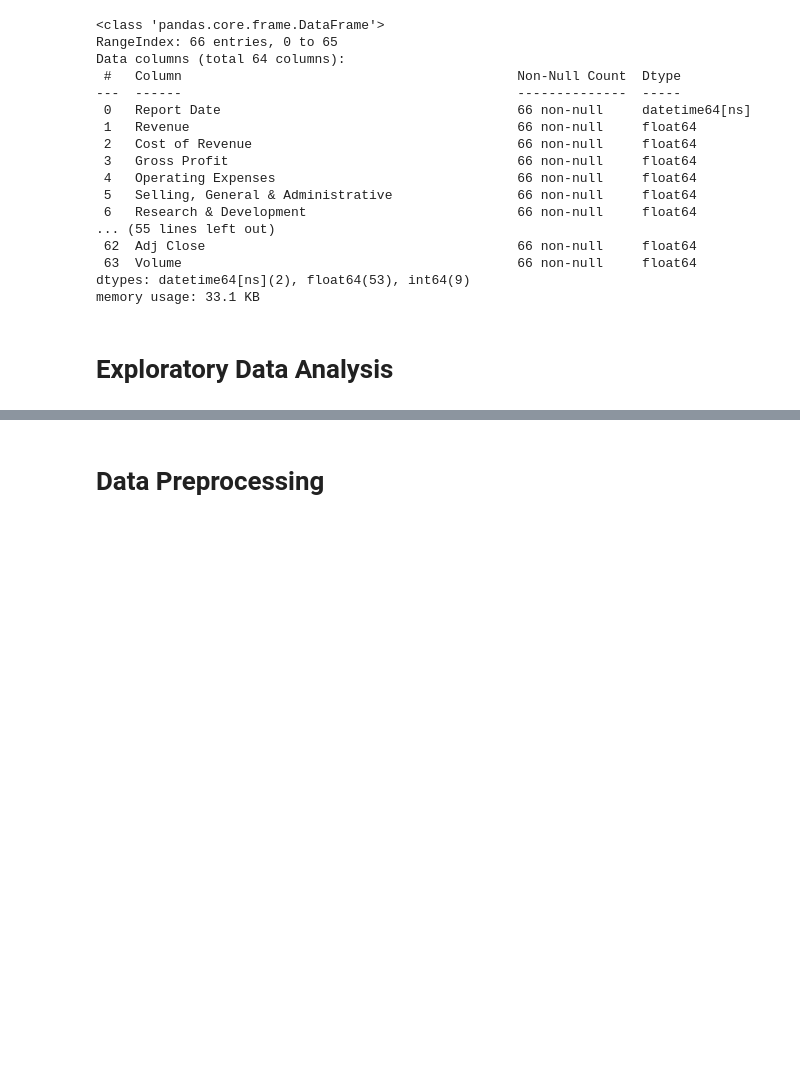
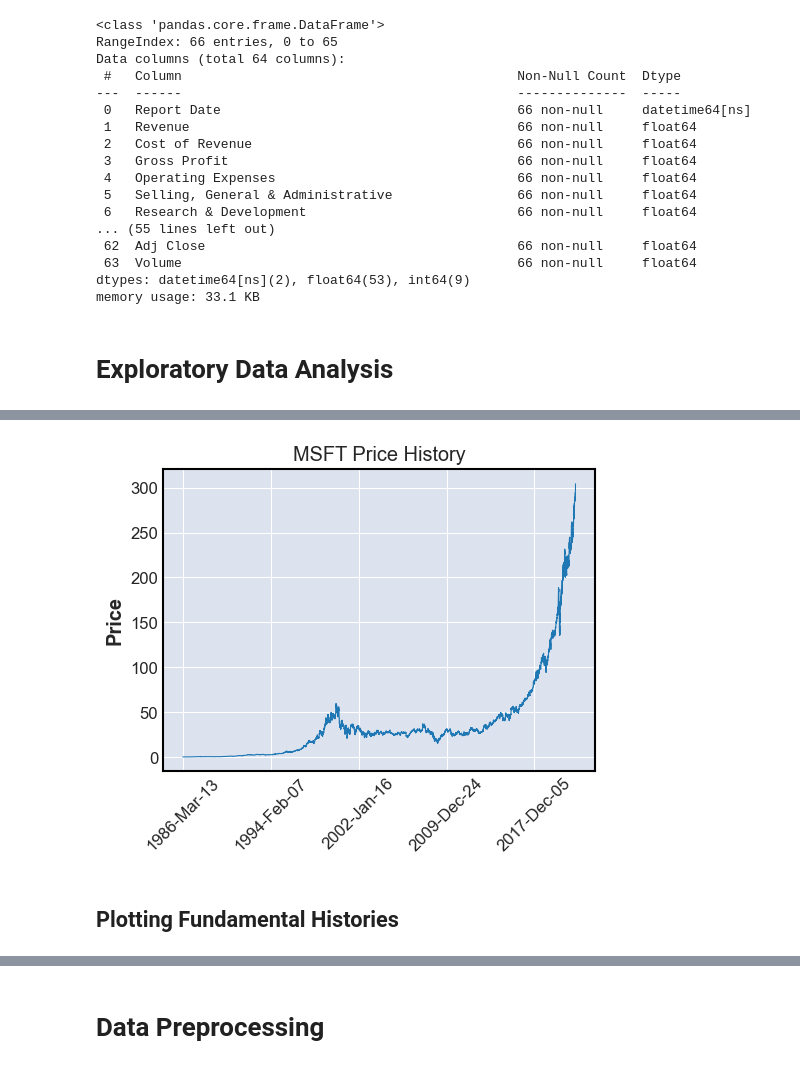
Before and after one commit to tjkyner/stock-kpis, a Jupyter notebook: notebooks/prep_and_eda.ipynb, the cells around one changed output, grey strips where cells are left out. Drawn from its saved outputs; the diff is of its cells as text; code cells hidden in the pictures; blank space fills up the shorter version.

```diff
--- a/notebooks/prep_and_eda.ipynb
+++ b/notebooks/prep_and_eda.ipynb
@@ -271,0 +290,6 @@ memory usage: 33.1 KB
+# %%
+plot_price_history('MSFT')
+# %% [output]
+[figure, added]
+# %% [markdown]
+## Plotting Fundamental Histories
```
Also changed, not shown: parts of 10 cells of this notebook.
